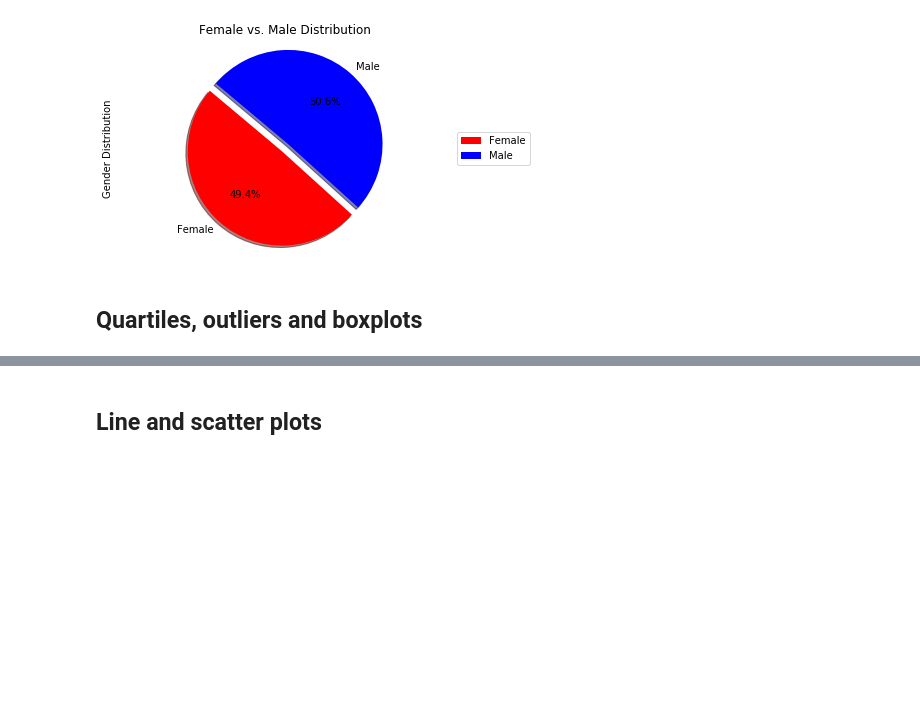
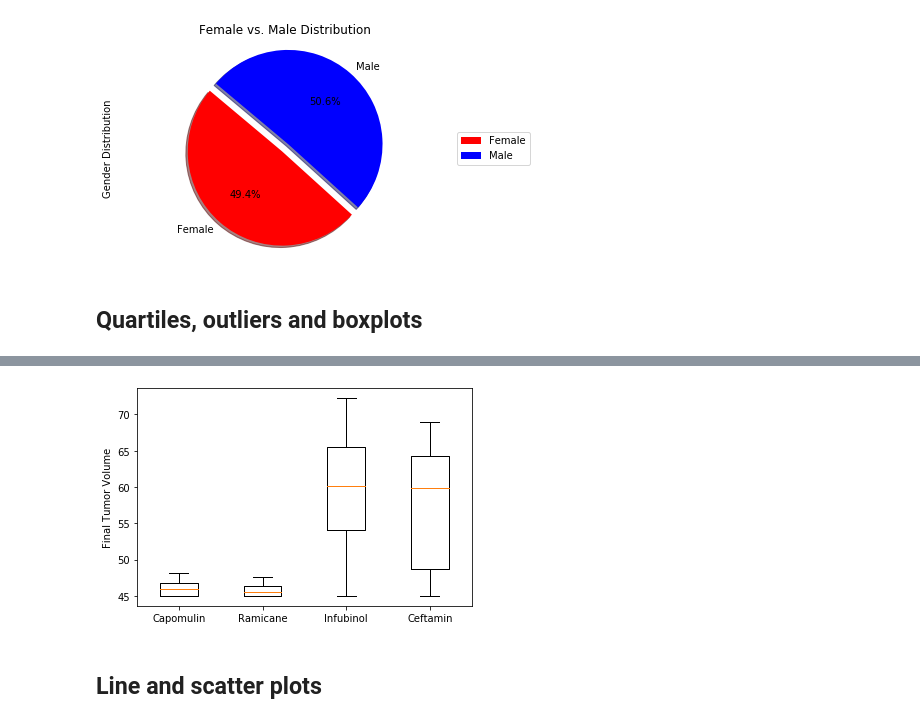
Before and after one commit to hsnguyen1995/uci_hw, a Jupyter notebook: Unit5MatplotlibHomework/Pymaceuticals/pymaceuticals_starter.ipynb, the cells around one changed output, grey strips where cells are left out. Cells and saved outputs as stored; diff of their text form; code cells hidden in the pictures; blank space fills up the shorter version.

```diff
--- a/Unit5MatplotlibHomework/Pymaceuticals/pymaceuticals_starter.ipynb
+++ b/Unit5MatplotlibHomework/Pymaceuticals/pymaceuticals_starter.ipynb
@@ -184,0 +199,37 @@ plt.show
+# %%
+cap = maxTumor.loc[maxTumor["Drug Regimen"] == "Capomulin"]['Tumor Volume (mm3)']
+ram = maxTumor.loc[maxTumor["Drug Regimen"] == "Ramicane"]['Tumor Volume (mm3)']
+inf = maxTumor.loc[maxTumor["Drug Regimen"] == "Infubinol"]['Tumor Volume (mm3)']
+cef = maxTumor.loc[maxTumor["Drug Regimen"] == "Ceftamin"]['Tumor Volume (mm3)']
+
+# Capomulin
+capQuart = cap.quantile([.25,.5,.75])
+capLowQ = capQuart[0.25]
+capUpQ = capQuart[0.75]
+capIQR = capUpQ-capLowQ
+capLowB = capLowQ - (1.5*capIQR)
+capUpB = capUpQ + (1.5*capIQR)
+
+# Ramicane
+ramQuart = ram.quantile([.25,.5,.75])
+ramLowQ = ramQuart[0.25]
+ramUpQ = ramQuart[0.75]
+ramIQR = ramUpQ-ramLowQ
+ramLowB = ramLowQ - (1.5*ramIQR)
+ramUpB = ramUpQ + (1.5*ramIQR)
+
+# Infubinol
+infQuart = inf.quantile([.25,.5,.75])
+infLowQ = infQuart[0.25]
+infUpQ = infQuart[0.75]
+infIQR = infUpQ-capLowQ
+infLowB = infLowQ - (1.5*infIQR)
+infUpB = infUpQ + (1.5*infIQR)
+
+# Ceftamin
+cefQuart = cef.quantile([.25,.5,.75])
+cefLowQ = cefQuart[0.25]
+cefUpQ = cefQuart[0.75]
+cefIQR = cefUpQ-capLowQ
+cefLowB = cefLowQ - (1.5*cefIQR)
+cefUpB = cefUpQ + (1.5*cefIQR)
@@ -185,5 +256,10 @@ plt.show
 # %%
 # Generate a box plot of the final tumor volume of each mouse across four regimens of interest
+plt.boxplot([cap,ram,inf,cef],labels=['Capomulin','Ramicane','Infubinol','Ceftamin'])
+plt.ylabel('Final Tumor Volume')
+plt.show()
+# %% [output]
+[figure, added]
 # %% [markdown]
 ## Line and scatter plots
 # %%
```
Also changed, not shown: parts of 8 cells of this notebook.
